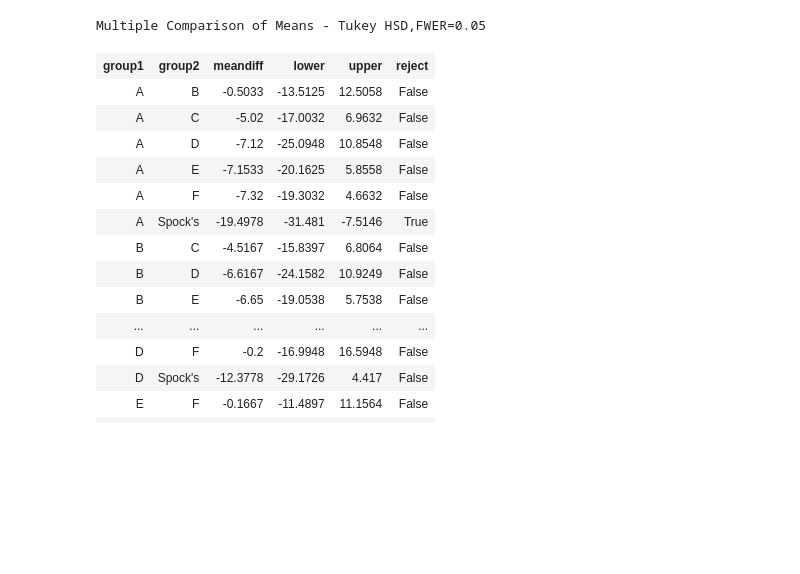
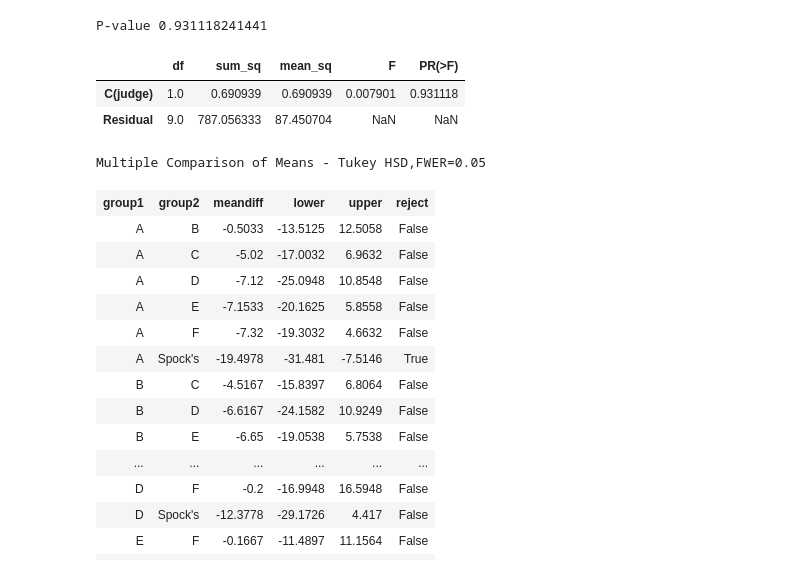
Before and after one commit to post2web/statistics, a Jupyter notebook: 3_or_more_groups_testing.ipynb, the cells around one changed output. Drawn from its saved outputs; the diff is of its cells as text; code cells hidden in the pictures; blank space fills up the shorter version.

```diff
--- a/3_or_more_groups_testing.ipynb
+++ b/3_or_more_groups_testing.ipynb
@@ -85,3 +88,20 @@ P-value 6.09582276794e-05
+# %%
+d = data.copy()
+d=d[d['judge'].isin(['A', 'B'])]
+#d['judge'] = d['judge'] == 'Spock\'s'
+
+mod = ols('pct_women ~ C(judge)', data=d).fit()
+
+# now do ANOVA
+anova_table = sm.stats.anova_lm(mod, typ=1)
+# anova_table is a DataFrame
+print('P-value', anova_table['PR(>F)'].iloc[0])
+anova_table
+# %% [output]
+P-value 0.931118241441
+|  | df | sum_sq | mean_sq | F | PR(>F) |
+| C(judge) | 1.0 | 0.690939 | 0.690939 | 0.007901 | 0.931118 |
+| Residual | 9.0 | 787.056333 | 87.450704 | NaN | NaN |
 # %%
 from statsmodels.stats.multicomp import pairwise_tukeyhsd
 
```
Also changed, not shown: parts of 14 cells of this notebook, 4 other files.
